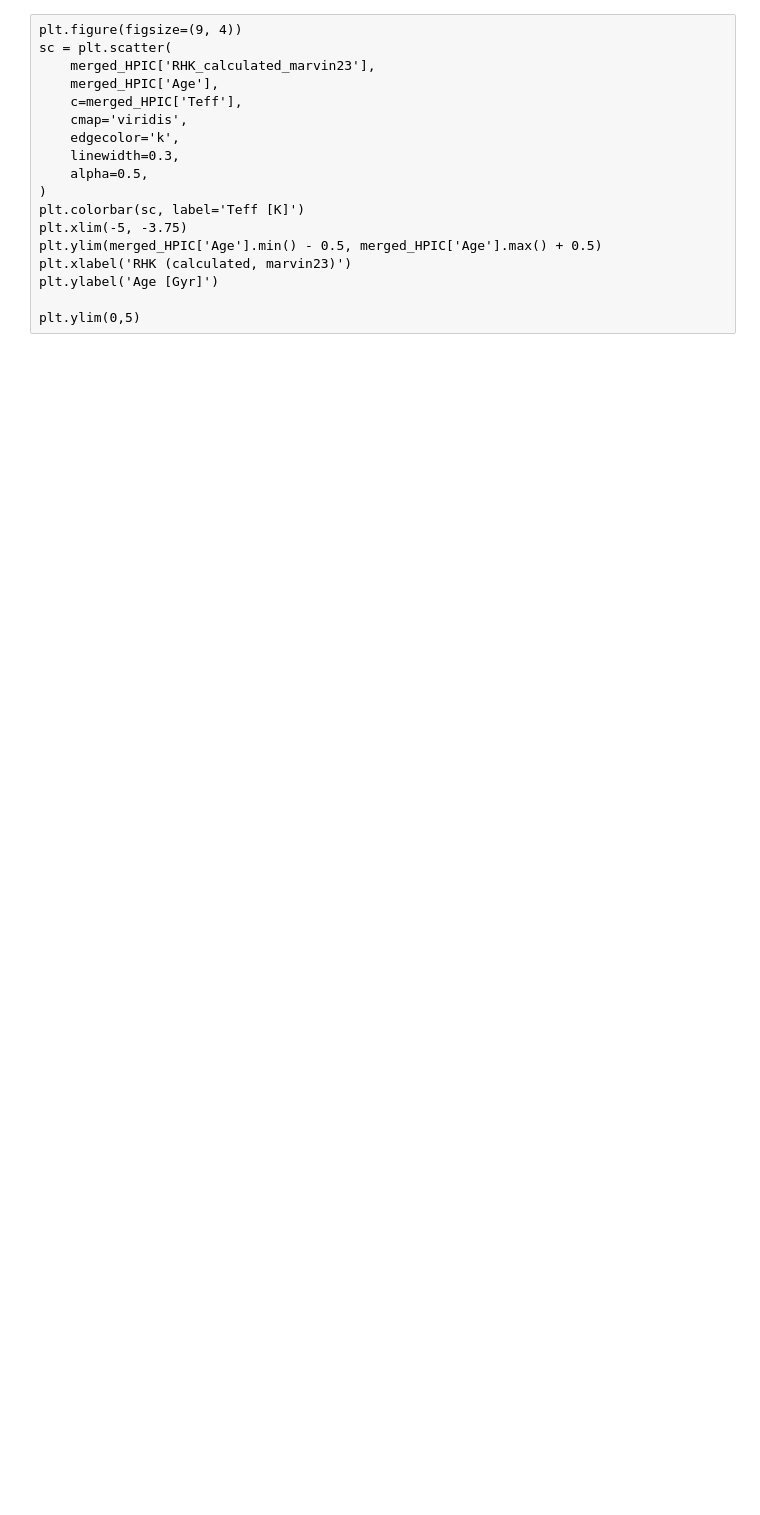
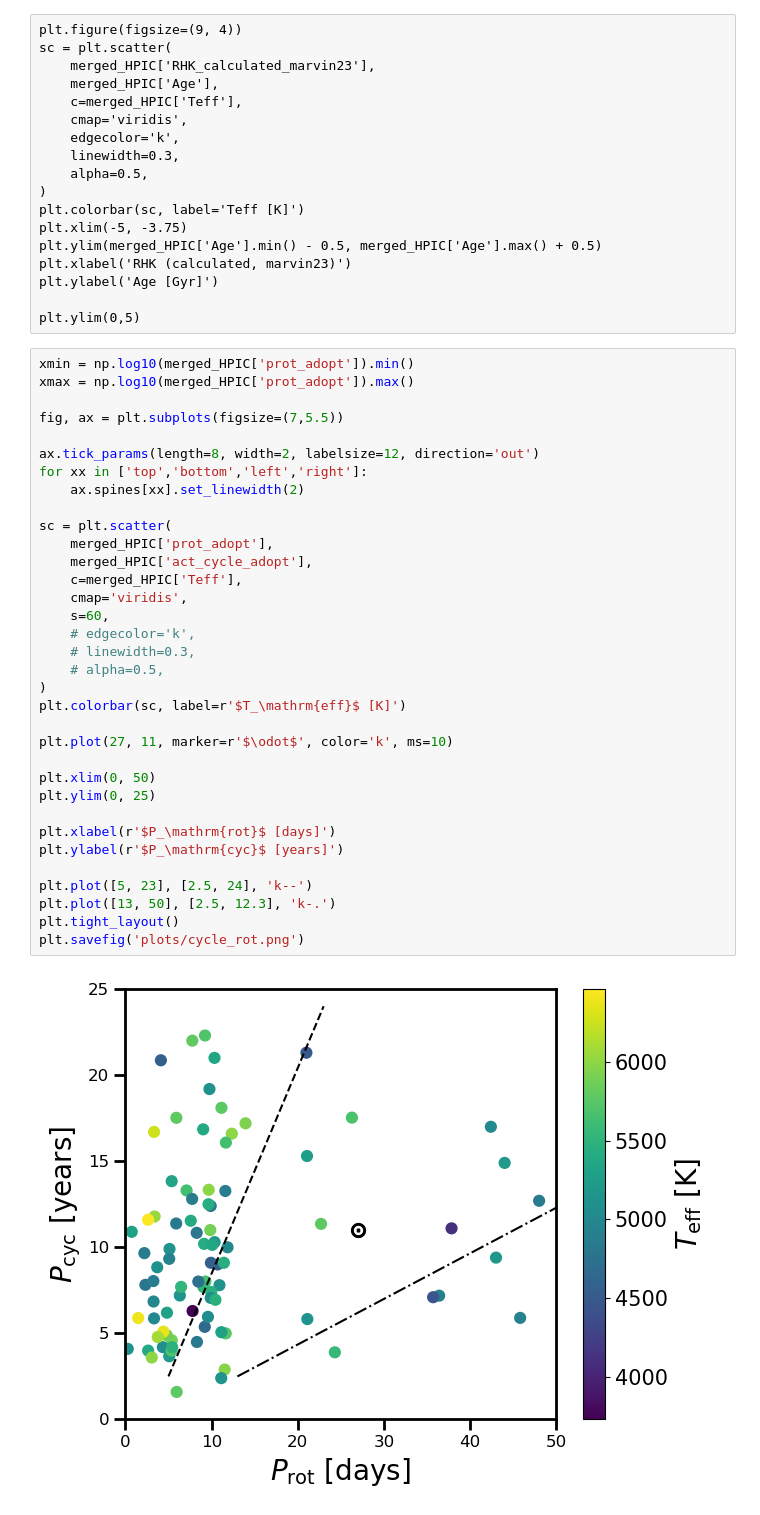
Before and after one commit to ernewton/TSS_ARC, a Jupyter notebook: TSS Activity and Rotation Catalog/Plots.ipynb, the cells around one changed output. Cells and saved outputs as stored; diff of their text form; blank space fills up the shorter version.

Commit message:
added activity cycle plots

```diff
--- a/TSS Activity and Rotation Catalog/Plots.ipynb
+++ b/TSS Activity and Rotation Catalog/Plots.ipynb
@@ -247,3 +247,39 @@ plt.xlabel('RHK (calculated, marvin23)')
 plt.ylabel('Age [Gyr]')
 
 plt.ylim(0,5)
+# %%
+xmin = np.log10(merged_HPIC['prot_adopt']).min()
+xmax = np.log10(merged_HPIC['prot_adopt']).max()
+
+fig, ax = plt.subplots(figsize=(7,5.5))
+
+ax.tick_params(length=8, width=2, labelsize=12, direction='out')
+for xx in ['top','bottom','left','right']:
+    ax.spines[xx].set_linewidth(2)
+
+sc = plt.scatter(
+    merged_HPIC['prot_adopt'],
+    merged_HPIC['act_cycle_adopt'],
+    c=merged_HPIC['Teff'],
+    cmap='viridis',
+    s=60,
+    # edgecolor='k',
+    # linewidth=0.3,
+    # alpha=0.5,
+)
+plt.colorbar(sc, label=r'$T_\mathrm{eff}$ [K]')
+
+plt.plot(27, 11, marker=r'$\odot$', color='k', ms=10)
+
+plt.xlim(0, 50)
+plt.ylim(0, 25)
+
+plt.xlabel(r'$P_\mathrm{rot}$ [days]')
+plt.ylabel(r'$P_\mathrm{cyc}$ [years]')
+
+plt.plot([5, 23], [2.5, 24], 'k--')
+plt.plot([13, 50], [2.5, 12.3], 'k-.')
+plt.tight_layout()
+plt.savefig('plots/cycle_rot.png')
+# %% [output]
+[figure, added]
```
Also changed, not shown: parts of 6 cells of this notebook.
